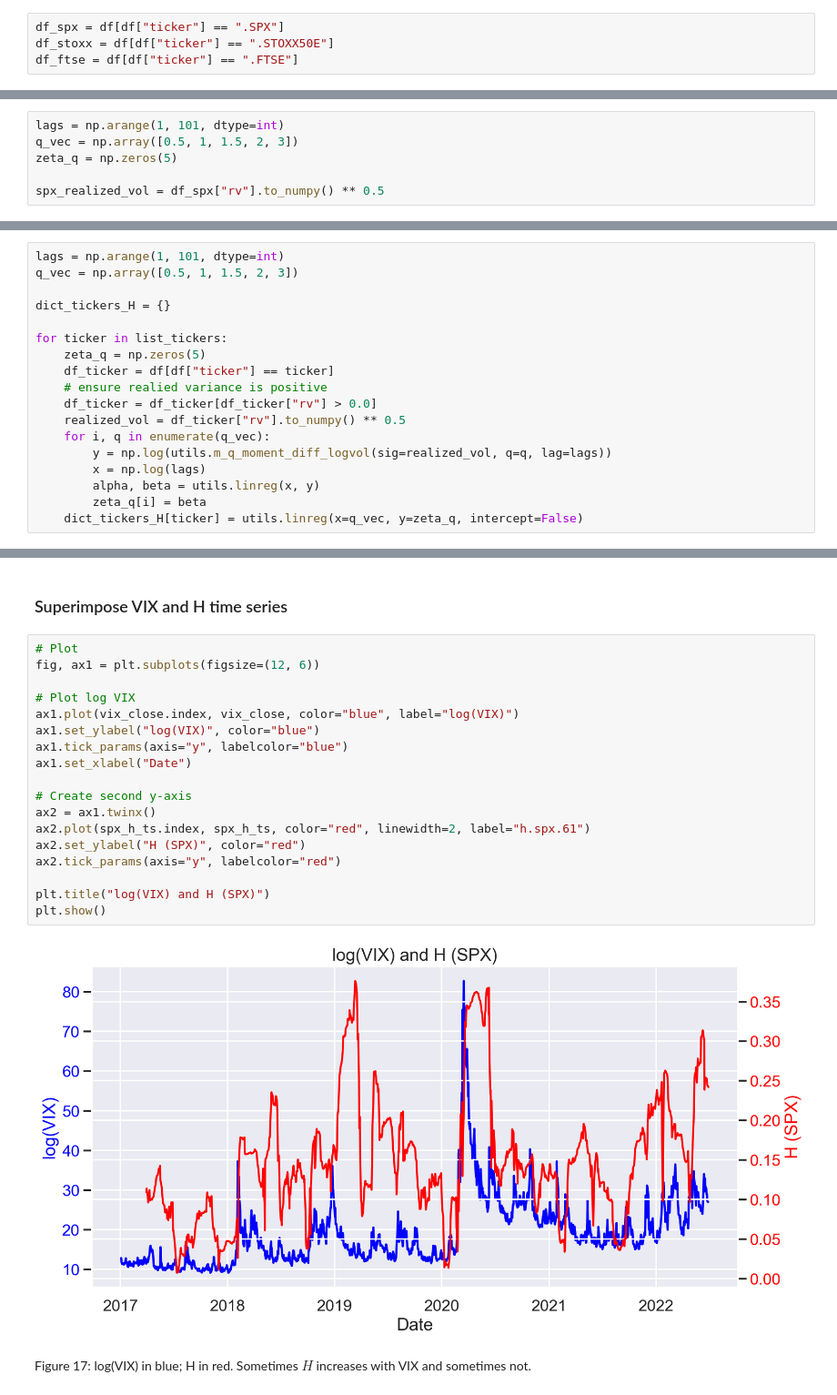
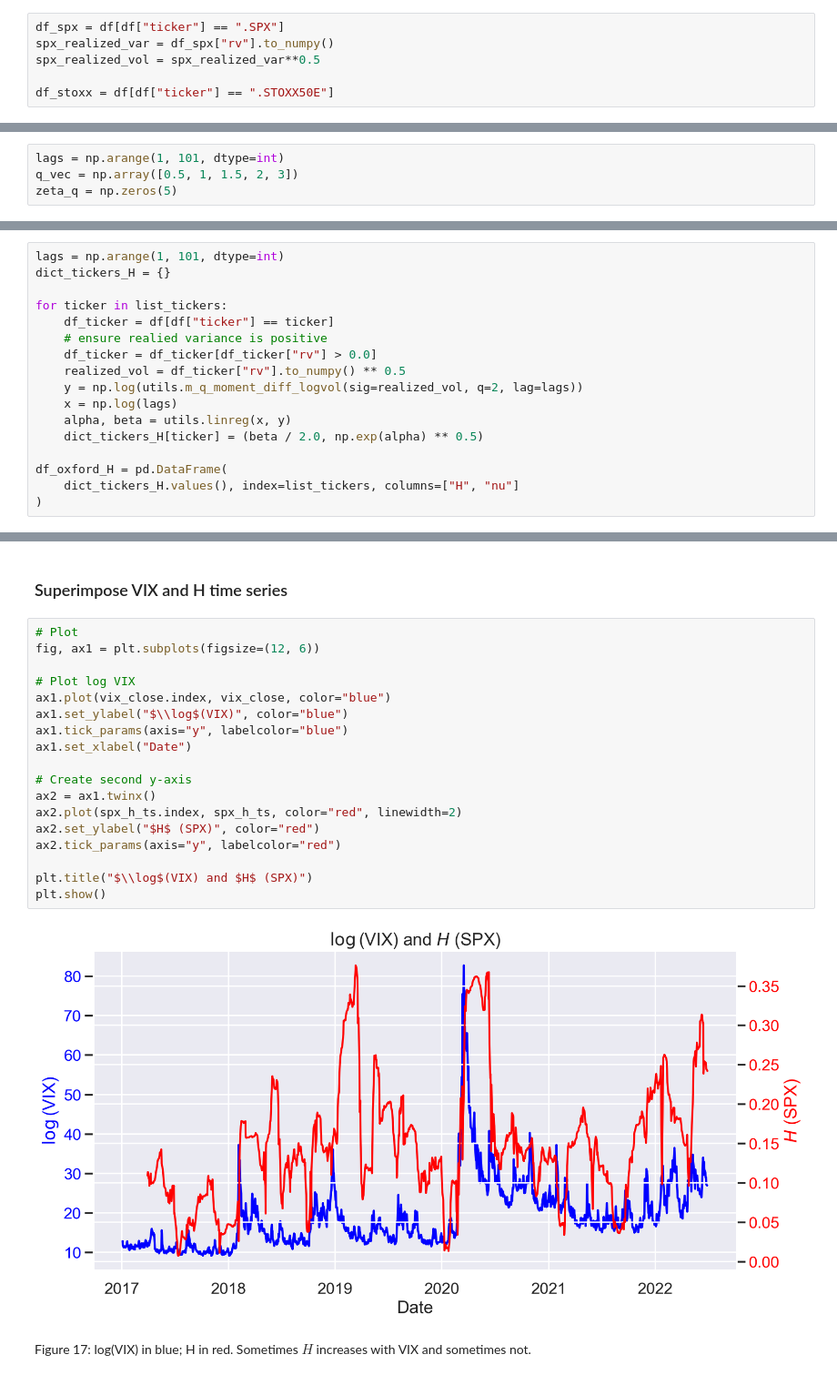
Before and after one commit to fbourgey/RoughVolatilityWorkshop, a Jupyter notebook: QM2024_1_Econometrics.ipynb, the cells around one changed output, grey strips where cells are left out. Shown at 91% size. Cells and saved outputs as stored; diff of their text form.

```diff
--- a/QM2024_1_Econometrics.ipynb
+++ b/QM2024_1_Econometrics.ipynb
@@ -232,6 +228,8 @@ print(list_tickers)
 Let us plot SPX realized variance.
 # %%
 df_spx = df[df["ticker"] == ".SPX"]
+spx_realized_var = df_spx["rv"].to_numpy()
+spx_realized_vol = spx_realized_var**0.5
+
 df_stoxx = df[df["ticker"] == ".STOXX50E"]
-df_ftse = df[df["ticker"] == ".FTSE"]
 # %%
@@ -285,8 +283,6 @@ is just the sample variance of differences in log-volatility at the lag $\Delta$
 lags = np.arange(1, 101, dtype=int)
 q_vec = np.array([0.5, 1, 1.5, 2, 3])
 zeta_q = np.zeros(5)
-
-spx_realized_vol = df_spx["rv"].to_numpy() ** 0.5
 # %%
 fig, ax = plt.subplots(figsize=(10, 7))
 zeta_q = np.zeros(5)
@@ -363,18 +361,17 @@ We now repeat this analysis for all 31 indices in the Oxford-Man dataset.
 # %%
 lags = np.arange(1, 101, dtype=int)
-q_vec = np.array([0.5, 1, 1.5, 2, 3])
-
 dict_tickers_H = {}
 
 for ticker in list_tickers:
-    zeta_q = np.zeros(5)
     df_ticker = df[df["ticker"] == ticker]
     # ensure realied variance is positive
     df_ticker = df_ticker[df_ticker["rv"] > 0.0]
     realized_vol = df_ticker["rv"].to_numpy() ** 0.5
-    for i, q in enumerate(q_vec):
-        y = np.log(utils.m_q_moment_diff_logvol(sig=realized_vol, q=q, lag=lags))
-        x = np.log(lags)
-        alpha, beta = utils.linreg(x, y)
-        zeta_q[i] = beta
-    dict_tickers_H[ticker] = utils.linreg(x=q_vec, y=zeta_q, intercept=False)
+    y = np.log(utils.m_q_moment_diff_logvol(sig=realized_vol, q=2, lag=lags))
+    x = np.log(lags)
+    alpha, beta = utils.linreg(x, y)
+    dict_tickers_H[ticker] = (beta / 2.0, np.exp(alpha) ** 0.5)
+
+df_oxford_H = pd.DataFrame(
+    dict_tickers_H.values(), index=list_tickers, columns=["H", "nu"]
+)
@@ -738,23 +746,23 @@ vix_close = df_vix[["Close"]]
 # %%
 # Plot
 fig, ax1 = plt.subplots(figsize=(12, 6))
 
 # Plot log VIX
-ax1.plot(vix_close.index, vix_close, color="blue", label="log(VIX)")
-ax1.set_ylabel("log(VIX)", color="blue")
+ax1.plot(vix_close.index, vix_close, color="blue")
+ax1.set_ylabel("$\\log$(VIX)", color="blue")
 ax1.tick_params(axis="y", labelcolor="blue")
 ax1.set_xlabel("Date")
 
 # Create second y-axis
 ax2 = ax1.twinx()
-ax2.plot(spx_h_ts.index, spx_h_ts, color="red", linewidth=2, label="h.spx.61")
-ax2.set_ylabel("H (SPX)", color="red")
+ax2.plot(spx_h_ts.index, spx_h_ts, color="red", linewidth=2)
+ax2.set_ylabel("$H$ (SPX)", color="red")
 ax2.tick_params(axis="y", labelcolor="red")
 
-plt.title("log(VIX) and H (SPX)")
+plt.title("$\\log$(VIX) and $H$ (SPX)")
 plt.show()
 # %% [output]
-[figure, old version]
+[figure, new version]
 # %% [markdown]
 Figure 17: log(VIX) in blue; H in red.  Sometimes $H$ increases with VIX and sometimes not.
 # %% [markdown]
```
Also changed, not shown: parts of 46 cells of this notebook, 4 other files.
